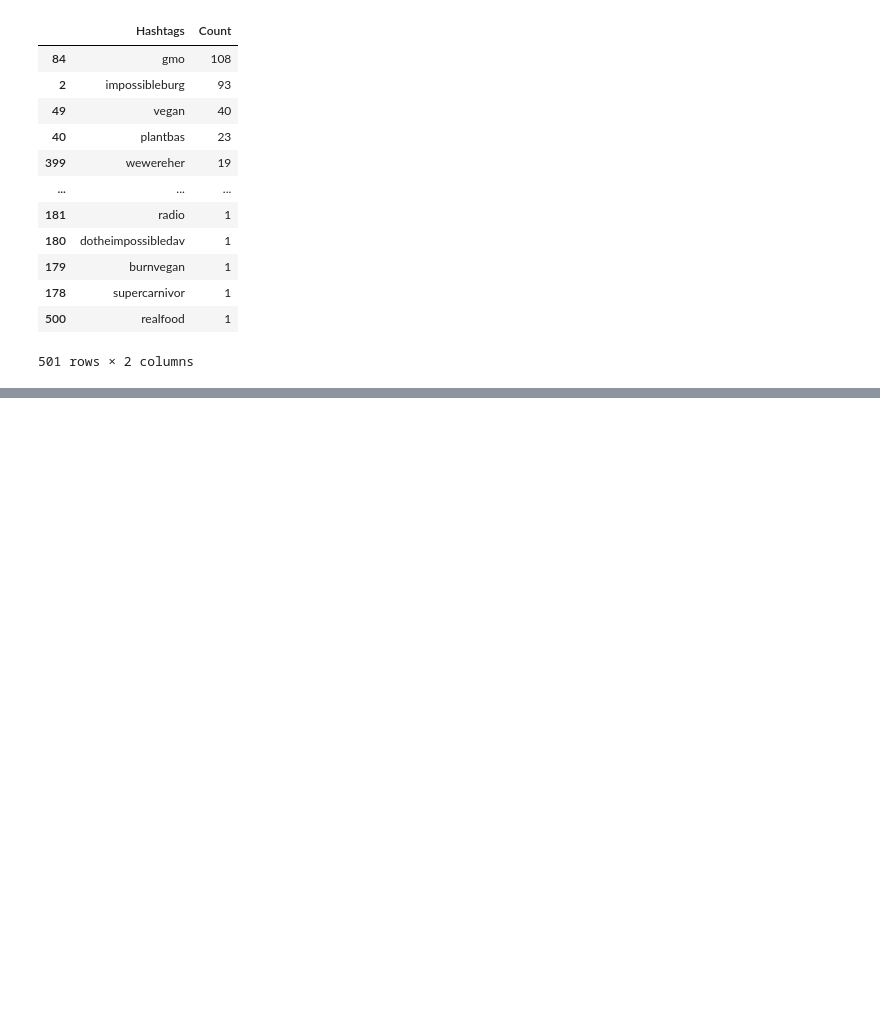
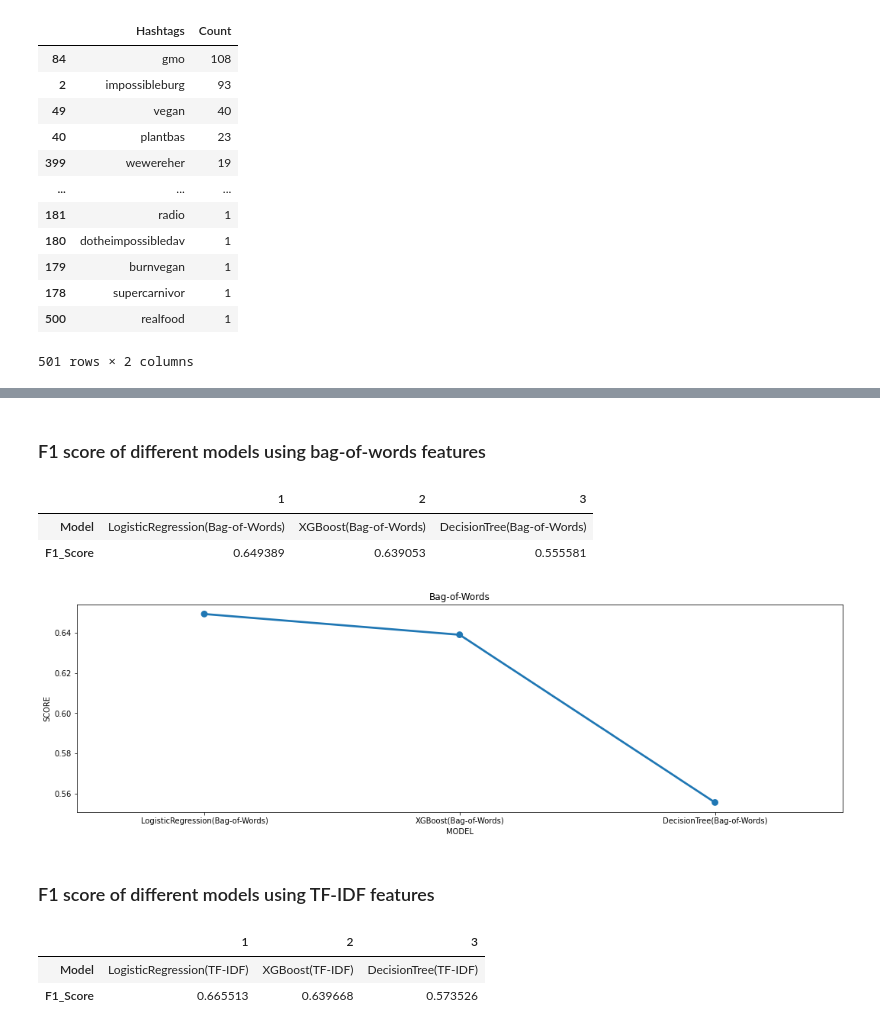
Before and after one commit to data-dissector/plantbased-patty-sentiment-analysis, a Jupyter notebook: Impossible Twitter Sentiment Analysis.ipynb, the cells around one changed output, grey strips where cells are left out. Drawn from its saved outputs; the diff is of its cells as text; code cells hidden in the pictures; blank space fills up the shorter version.

```diff
--- a/Impossible Twitter Sentiment Analysis.ipynb
+++ b/Impossible Twitter Sentiment Analysis.ipynb
@@ -346,0 +624,3 @@ sns.despine()
+# %%
+dct_score_bow=f1_score(y_valid_bow,dct_int_bow)
+dct_score_bow
@@ -346,0 +661,26 @@ sns.despine()
+# %%
+Algo_1 = ['LogisticRegression(Bag-of-Words)','XGBoost(Bag-of-Words)','DecisionTree(Bag-of-Words)']
+# %%
+score_1 = [log_bow,xgb_bow,dct_score_bow]
+# %%
+compare_1 = pd.DataFrame({'Model':Algo_1,'F1_Score':score_1},index=[i for i in range(1,4)])
+# %% [markdown]
+### F1 score of different models using bag-of-words features
+# %%
+compare_1.T
+# %% [output]
+|  | 1 | 2 | 3 |
+| Model | LogisticRegression(Bag-of-Words) | XGBoost(Bag-of-Words) | DecisionTree(Bag-of-Words) |
+| F1_Score | 0.649389 | 0.639053 | 0.555581 |
+# %%
+plt.figure(figsize=(18,5))
+
+sns.pointplot(x='Model',y='F1_Score',data=compare_1)
+
+plt.title('Bag-of-Words')
+plt.xlabel('MODEL')
+plt.ylabel('SCORE')
+
+plt.show()
+# %% [output]
+[figure, added]
@@ -346,0 +693,8 @@ sns.despine()
+# %% [markdown]
+### F1 score of different models using TF-IDF features
+# %%
+compare_2.T
+# %% [output]
+|  | 1 | 2 | 3 |
+| Model | LogisticRegression(TF-IDF) | XGBoost(TF-IDF) | DecisionTree(TF-IDF) |
+| F1_Score | 0.665513 | 0.639668 | 0.573526 |
```
Also changed, not shown: parts of 116 cells of this notebook, 7 other files.
